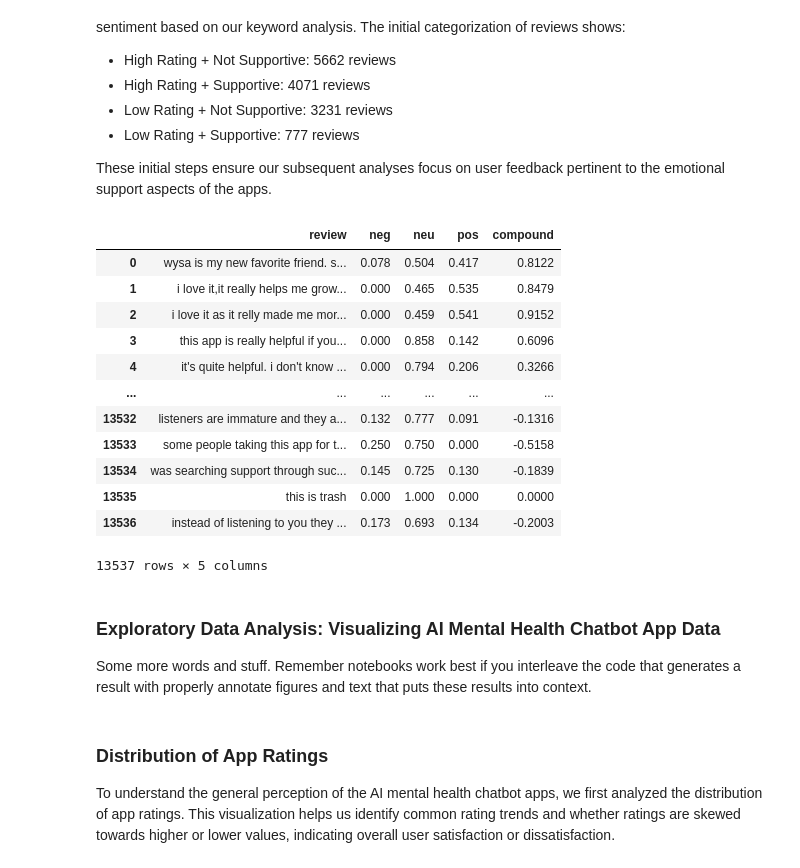
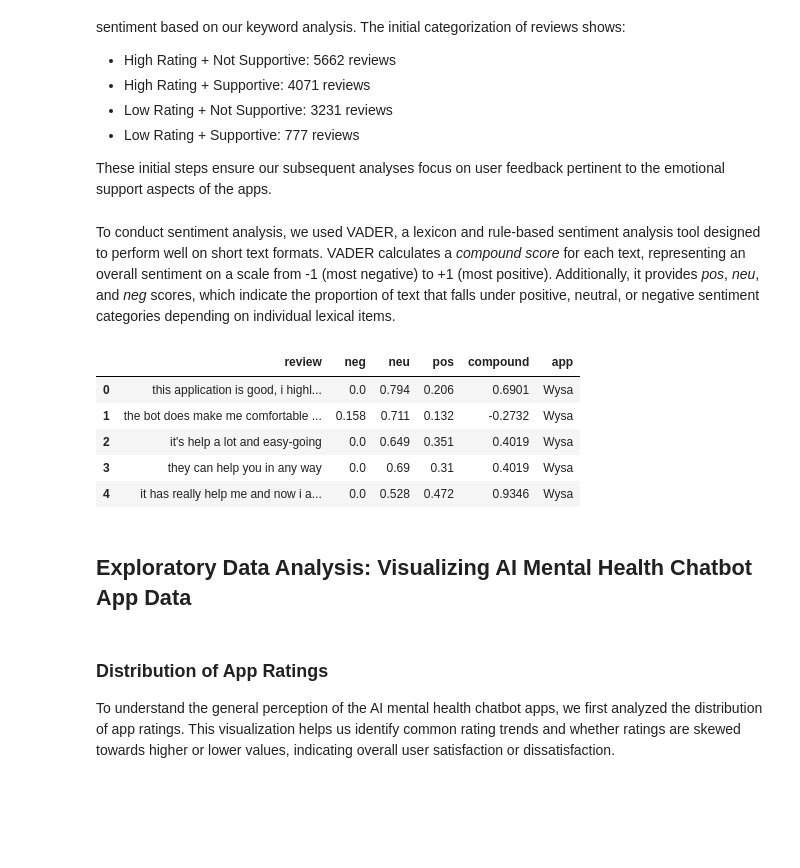
Before and after one commit to avalonandresen/cogs108, a Jupyter notebook: EDACheckpoint_Group018_SP25.ipynb, the cells around one changed output. Cells and saved outputs as stored; diff of their text form; code cells hidden in the pictures; blank space fills up the shorter version.

Commit message:
fixed sentiment analysis df and added interpretations for plots

```diff
--- a/EDACheckpoint_Group018_SP25.ipynb
+++ b/EDACheckpoint_Group018_SP25.ipynb
@@ -503,12 +503,15 @@ After preprocessing, we loaded **17,480** reviews. From these, **2,205** technic
 * Low Rating + Supportive: 777 reviews
 
 These initial steps ensure our subsequent analyses focus on user feedback pertinent to the emotional support aspects of the apps.
+# %% [markdown]
+To conduct sentiment analysis, we used VADER, a lexicon and rule-based sentiment analysis tool designed to perform well on short text formats. VADER calculates a *compound score* for each text, representing an overall sentiment on a scale from -1 (most negative) to +1 (most positive). Additionally, it provides *pos*, *neu*, and *neg* scores, which indicate the proportion of text that falls under positive, neutral, or negative sentiment categories depending on individual lexical items.
 # %%
 from vaderSentiment.vaderSentiment import SentimentIntensityAnalyzer
-review_list = df_no_tech['review_clean'].tolist()
 review_classifier = SentimentIntensityAnalyzer()
 
 review_sentiment_dict = dict()
-for review in review_list:
-    sentiment_scores = review_classifier.polarity_scores(review)
-    review_sentiment_dict[review] = sentiment_scores
+for i in range(df_no_tech.shape[0]):
+    review_text = df_no_tech['review_clean'].iloc[i]
+    sentiment_scores = review_classifier.polarity_scores(review_text)
+    sentiment_scores['app'] = df_no_tech['app'].iloc[i]
+    review_sentiment_dict[review_text] = sentiment_scores
@@ -517,24 +518,15 @@ for review in review_list:
 # %%
 review_sentiment_df = pd.DataFrame(review_sentiment_dict).T.reset_index().rename(columns={'index' : 'review'})
-review_sentiment_df
+review_sentiment_df.head()
 # %% [output]
-|  | review | neg | neu | pos | compound |
-| 0 | wysa is my new favorite friend. s... | 0.078 | 0.504 | 0.417 | 0.8122 |
-| 1 | i love it,it really helps me grow... | 0.000 | 0.465 | 0.535 | 0.8479 |
-| 2 | i love it as it relly made me mor... | 0.000 | 0.459 | 0.541 | 0.9152 |
-| 3 | this app is really helpful if you... | 0.000 | 0.858 | 0.142 | 0.6096 |
-| 4 | it's quite helpful. i don't know ... | 0.000 | 0.794 | 0.206 | 0.3266 |
-| ... | ... | ... | ... | ... | ... |
-| 13532 | listeners are immature and they a... | 0.132 | 0.777 | 0.091 | -0.1316 |
-| 13533 | some people taking this app for t... | 0.250 | 0.750 | 0.000 | -0.5158 |
-| 13534 | was searching support through suc... | 0.145 | 0.725 | 0.130 | -0.1839 |
-| 13535 | this is trash | 0.000 | 1.000 | 0.000 | 0.0000 |
-| 13536 | instead of listening to you they ... | 0.173 | 0.693 | 0.134 | -0.2003 |
+|  | review | neg | neu | pos | compound | app |
+| 0 | this application is good, i highl... | 0.0 | 0.794 | 0.206 | 0.6901 | Wysa |
+| 1 | the bot does make me comfortable ... | 0.158 | 0.711 | 0.132 | -0.2732 | Wysa |
+| 2 | it's help a lot and easy-going | 0.0 | 0.649 | 0.351 | 0.4019 | Wysa |
+| 3 | they can help you in any way | 0.0 | 0.69 | 0.31 | 0.4019 | Wysa |
+| 4 | it has really help me and now i a... | 0.0 | 0.528 | 0.472 | 0.9346 | Wysa |
-13537 rows × 5 columns
-# %% [markdown]
-### Exploratory Data Analysis: Visualizing AI Mental Health Chatbot App Data
-
-Some more words and stuff.  Remember notebooks work best if you interleave the code that generates a result with properly annotate figures and text that puts these results into context.
+# %% [markdown]
+## Exploratory Data Analysis: Visualizing AI Mental Health Chatbot App Data
 # %% [markdown]
 ### Distribution of App Ratings
 
```
Also changed, not shown: parts of 9 cells of this notebook, 1 other file.
